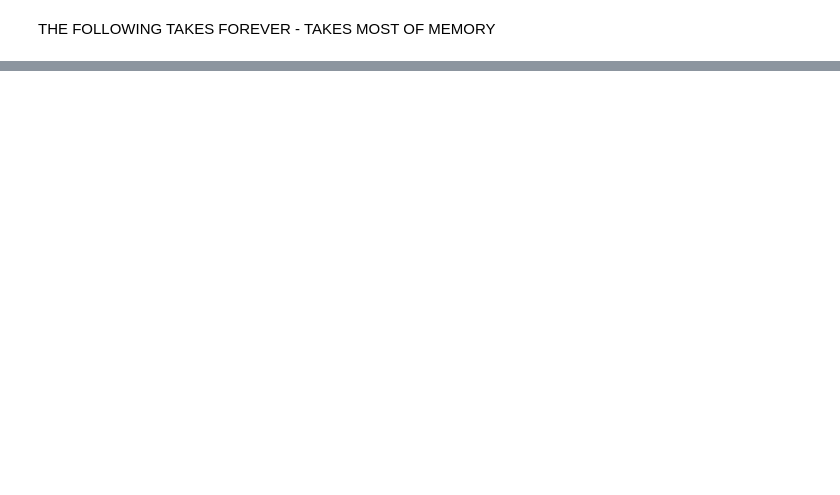
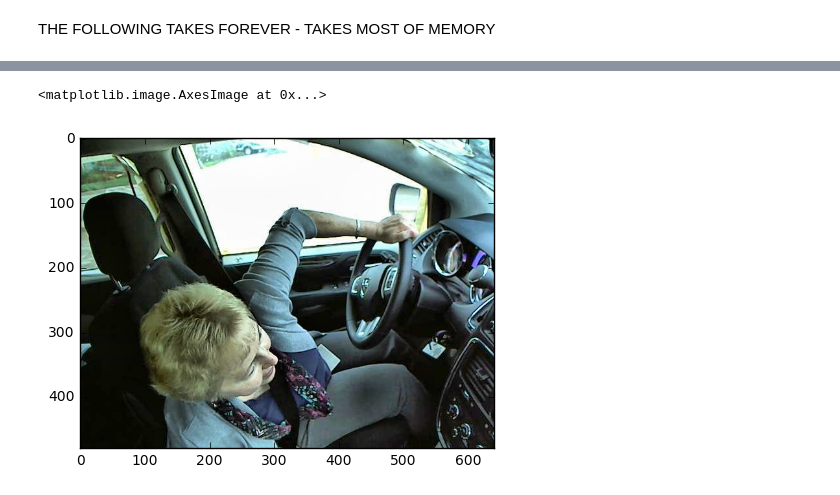
Before and after one commit to philippbayer/machine_learning_notebooks, a Jupyter notebook: Statefarm.ipynb, the cells around one changed output, grey strips where cells are left out. Cells and saved outputs as stored; diff of their text form; code cells hidden in the pictures; blank space fills up the shorter version.

```diff
--- a/Statefarm.ipynb
+++ b/Statefarm.ipynb
@@ -239,0 +235,6 @@ Epoch 7/7
+# %%
+cleaned = exposure.equalize_adapthist(mpimg.imread(img))
+plt.imshow(cleaned)
+# %% [output]
+<matplotlib.image.AxesImage at 0x...>
+[figure, added]
```
Also changed, not shown: parts of 44 cells of this notebook.
